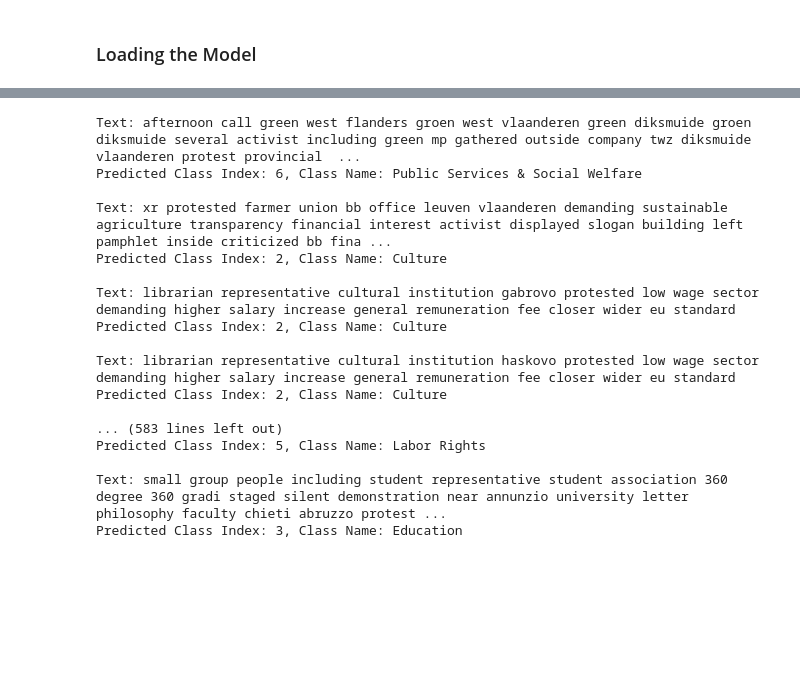
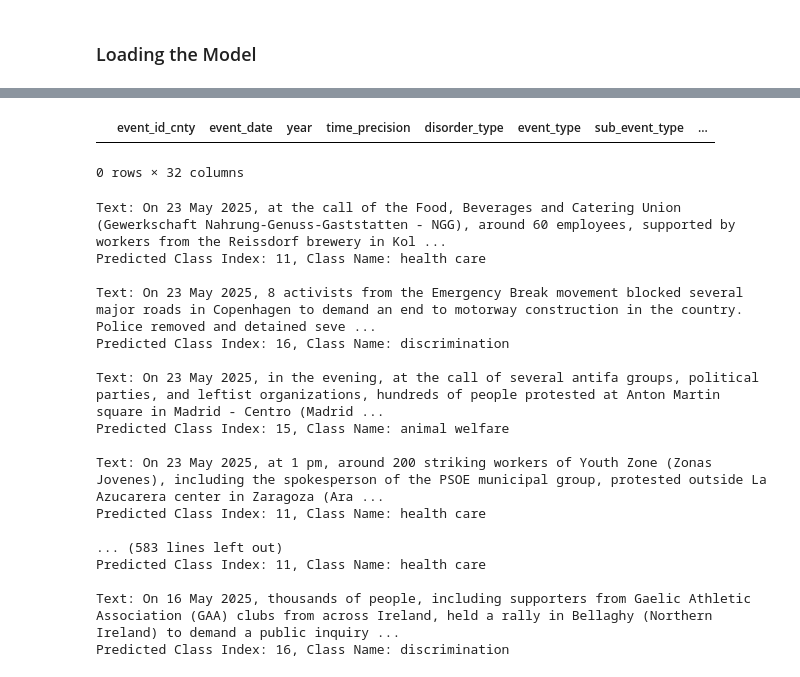
Before and after one commit to SemvV/TweedeJaarsProject, a Jupyter notebook: BartClassification.ipynb, the cells around one changed output, grey strips where cells are left out. Saved outputs shown, nothing was run; the diff lists cells and outputs as text; code cells hidden in the pictures; blank space fills up the shorter version.

```diff
--- a/BartClassification.ipynb
+++ b/BartClassification.ipynb
@@ -372,4 +372,9 @@ dataset = pd.read_csv('../data/filtered_events_class.csv')
 #dataset = dataset[['class', 'clean_notes']]
 
 # Remove all rows with an class name NoN
-#dataset = dataset[dataset['class'] == 'NoN']
+dataset = dataset[dataset['class'] == 'unknown']
+# %%
+dataset
+# %% [output]
+|  | event_id_cnty | event_date | year | time_precision | disorder_type | event_type | sub_event_type | ... |
+0 rows × 32 columns
@@ -376,7 +406,9 @@ dataset = pd.read_csv('../data/filtered_events_class.csv')
 # %%
 # predict the class of the first 10 rows
+MAX_LEN_HF = 128
 for i in range(200):
     text = dataset['clean_notes'].iloc[i]
+    onfiltert_text = dataset['notes'].iloc[i]
     inputs = loaded_tokenizer(text, return_tensors='pt', padding=True, truncation=True, max_length=MAX_LEN_HF)
     inputs = {key: val.to(load_device) for key, val in inputs.items()}
 
@@ -385,22 +417,22 @@ for i in range(200):
         logits = outputs.logits
         predicted_class = torch.argmax(logits, dim=1).item() + 1  # Adding 1 to match the original class index
 
-    print(f"Text: {text}\nPredicted Class Index: {predicted_class}, Class Name: {Index_to_class[predicted_class]}\n")
+    print(f"Text: {onfiltert_text}\nPredicted Class Index: {predicted_class}, Class Name: {Index_to_class[predicted_class]}\n")
 # %% [output]
-Text: afternoon call green west flanders groen west vlaanderen green diksmuide groen diksmuide several activist including green mp gathered outside company twz diksmuide vlaanderen protest provincial  ...
-Predicted Class Index: 6, Class Name: Public Services & Social Welfare
+Text: On 23 May 2025, at the call of the Food, Beverages and Catering Union (Gewerkschaft Nahrung-Genuss-Gaststatten - NGG), around 60 employees, supported by workers from the Reissdorf brewery in Kol ...
+Predicted Class Index: 11, Class Name: health care
 
-Text: xr protested farmer union bb office leuven vlaanderen demanding sustainable agriculture transparency financial interest activist displayed slogan building left pamphlet inside criticized bb fina ...
-Predicted Class Index: 2, Class Name: Culture
+Text: On 23 May 2025, 8 activists from the Emergency Break movement blocked several major roads in Copenhagen to demand an end to motorway construction in the country. Police removed and detained seve ...
+Predicted Class Index: 16, Class Name: discrimination
 
-Text: librarian representative cultural institution gabrovo protested low wage sector demanding higher salary increase general remuneration fee closer wider eu standard
-Predicted Class Index: 2, Class Name: Culture
+Text: On 23 May 2025, in the evening, at the call of several antifa groups, political parties, and leftist organizations, hundreds of people protested at Anton Martin square in Madrid - Centro (Madrid ...
+Predicted Class Index: 15, Class Name: animal welfare
 
-Text: librarian representative cultural institution haskovo protested low wage sector demanding higher salary increase general remuneration fee closer wider eu standard
-Predicted Class Index: 2, Class Name: Culture
+Text: On 23 May 2025, at 1 pm, around 200 striking workers of Youth Zone (Zonas Jovenes), including the spokesperson of the PSOE municipal group, protested outside La Azucarera center in Zaragoza (Ara ...
+Predicted Class Index: 11, Class Name: health care
 
 ... (583 lines left out)
-Predicted Class Index: 5, Class Name: Labor Rights
+Predicted Class Index: 11, Class Name: health care
 
-Text: small group people including student representative student association 360 degree 360 gradi staged silent demonstration near annunzio university letter philosophy faculty chieti abruzzo protest ...
-Predicted Class Index: 3, Class Name: Education
+Text: On 16 May 2025, thousands of people, including supporters from Gaelic Athletic Association (GAA) clubs from across Ireland, held a rally in Bellaghy (Northern Ireland) to demand a public inquiry ...
+Predicted Class Index: 16, Class Name: discrimination
```
Also changed, not shown: parts of 3 cells of this notebook.
